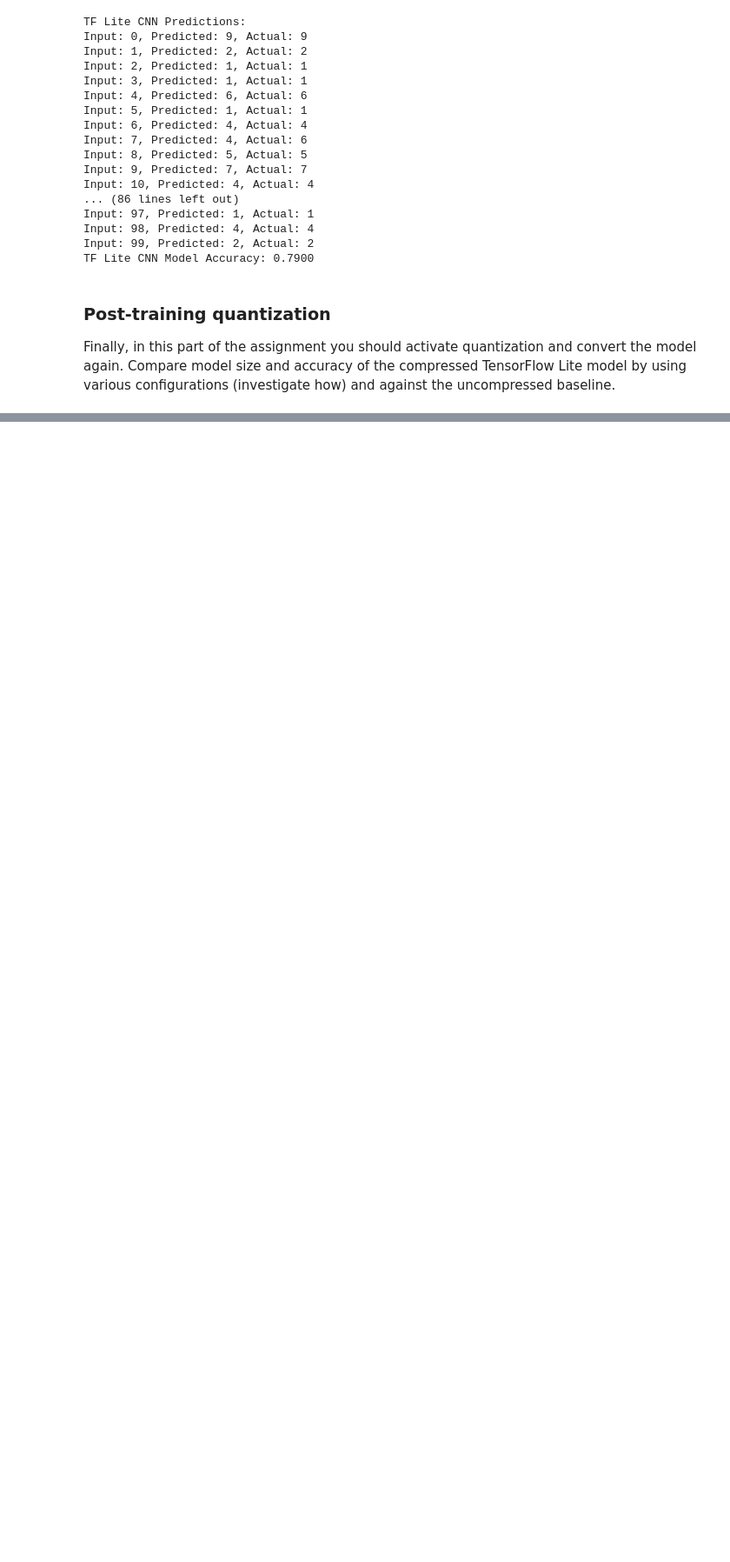
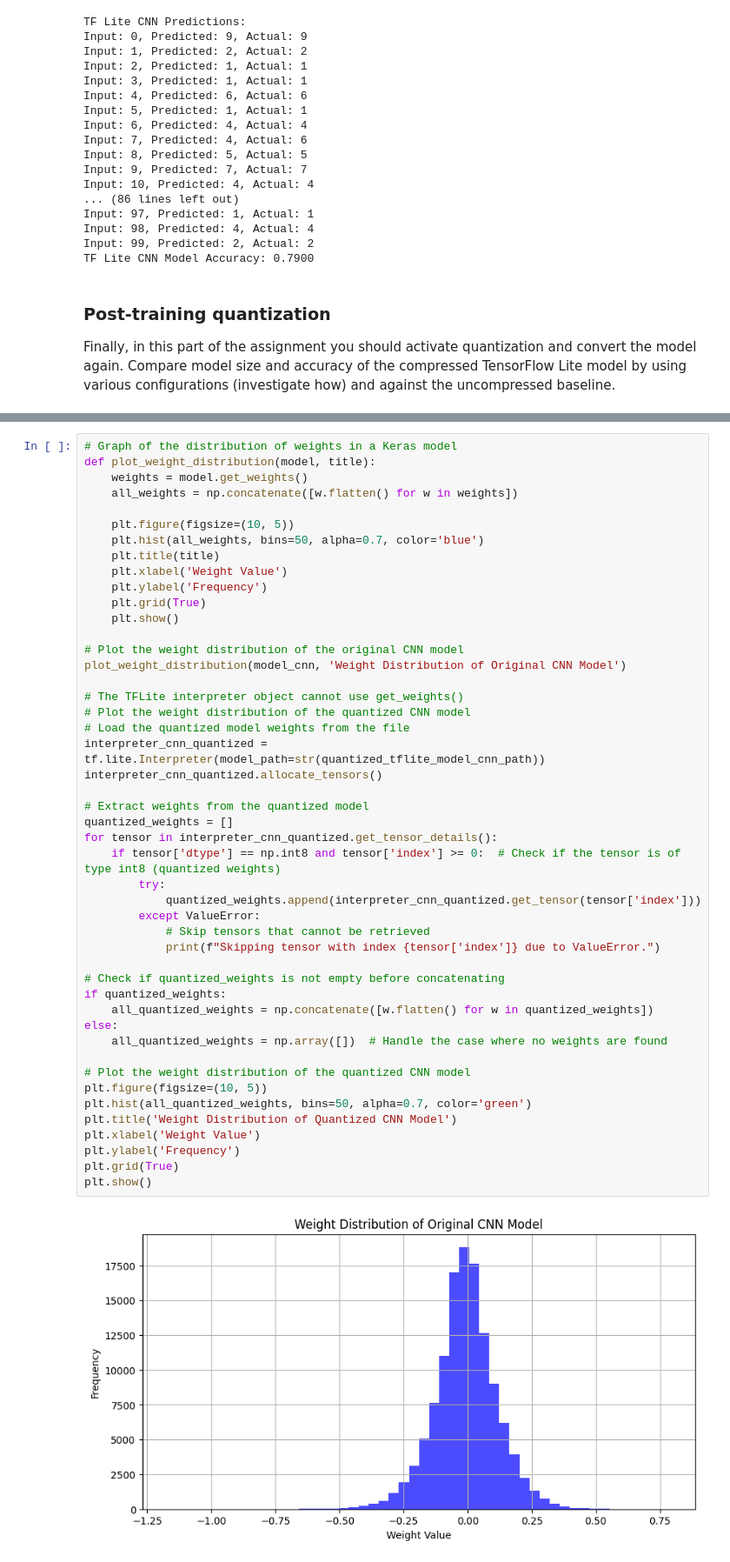
Before and after one commit to Cristian-David-Araujo/embedded-machine-learning, a Jupyter notebook: Lab2/Embedded_ML_Lab_2_2__TensorFlow_Lite.ipynb, the cells around one changed output, grey strips where cells are left out. Shown at 87% size. Cells and saved outputs as stored; diff of their text form; blank space fills up the shorter version.

```diff
--- a/Lab2/Embedded_ML_Lab_2_2__TensorFlow_Lite.ipynb
+++ b/Lab2/Embedded_ML_Lab_2_2__TensorFlow_Lite.ipynb
@@ -385,0 +578,49 @@ ValueError: You need to provide either a dictionary with input names and values,
+# %%
+# Graph of the distribution of weights in a Keras model
+def plot_weight_distribution(model, title):
+    weights = model.get_weights()
+    all_weights = np.concatenate([w.flatten() for w in weights])
+
+    plt.figure(figsize=(10, 5))
+    plt.hist(all_weights, bins=50, alpha=0.7, color='blue')
+    plt.title(title)
+    plt.xlabel('Weight Value')
+    plt.ylabel('Frequency')
+    plt.grid(True)
+    plt.show()
+
+# Plot the weight distribution of the original CNN model
+plot_weight_distribution(model_cnn, 'Weight Distribution of Original CNN Model')
+
+# The TFLite interpreter object cannot use get_weights()
+# Plot the weight distribution of the quantized CNN model
+# Load the quantized model weights from the file
+interpreter_cnn_quantized = tf.lite.Interpreter(model_path=str(quantized_tflite_model_cnn_path))
+interpreter_cnn_quantized.allocate_tensors()
+
+# Extract weights from the quantized model
+quantized_weights = []
+for tensor in interpreter_cnn_quantized.get_tensor_details():
+    if tensor['dtype'] == np.int8 and tensor['index'] >= 0:  # Check if the tensor is of type int8 (quantized weights)
+        try:
+            quantized_weights.append(interpreter_cnn_quantized.get_tensor(tensor['index']))
+        except ValueError:
+            # Skip tensors that cannot be retrieved
+            print(f"Skipping tensor with index {tensor['index']} due to ValueError.")
+
+# Check if quantized_weights is not empty before concatenating
+if quantized_weights:
+    all_quantized_weights = np.concatenate([w.flatten() for w in quantized_weights])
+else:
+    all_quantized_weights = np.array([])  # Handle the case where no weights are found
+
+# Plot the weight distribution of the quantized CNN model
+plt.figure(figsize=(10, 5))
+plt.hist(all_quantized_weights, bins=50, alpha=0.7, color='green')
+plt.title('Weight Distribution of Quantized CNN Model')
+plt.xlabel('Weight Value')
+plt.ylabel('Frequency')
+plt.grid(True)
+plt.show()
+# %% [output]
+[figure, added]
```
Also changed, not shown: parts of 15 cells of this notebook, 3 other files.
